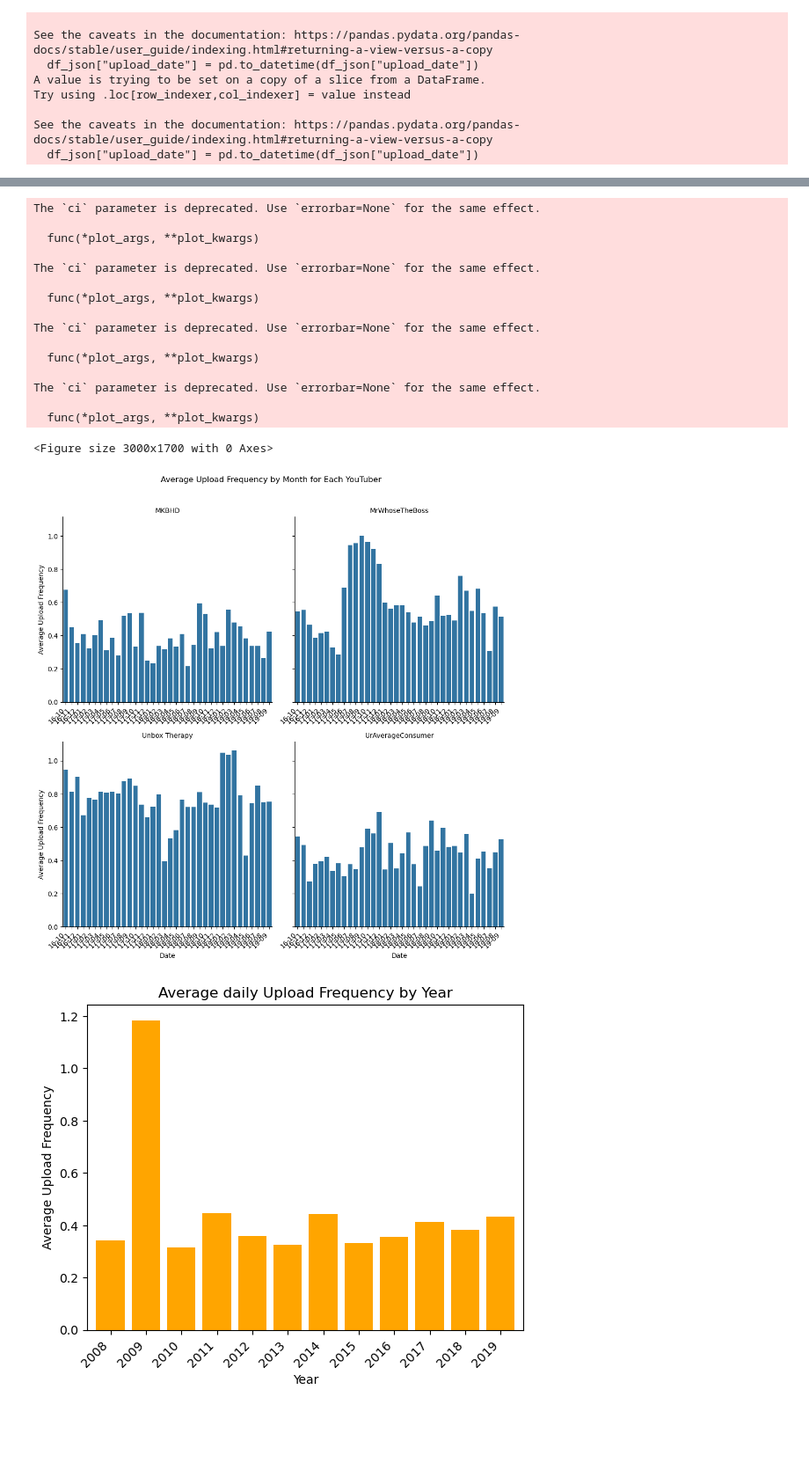
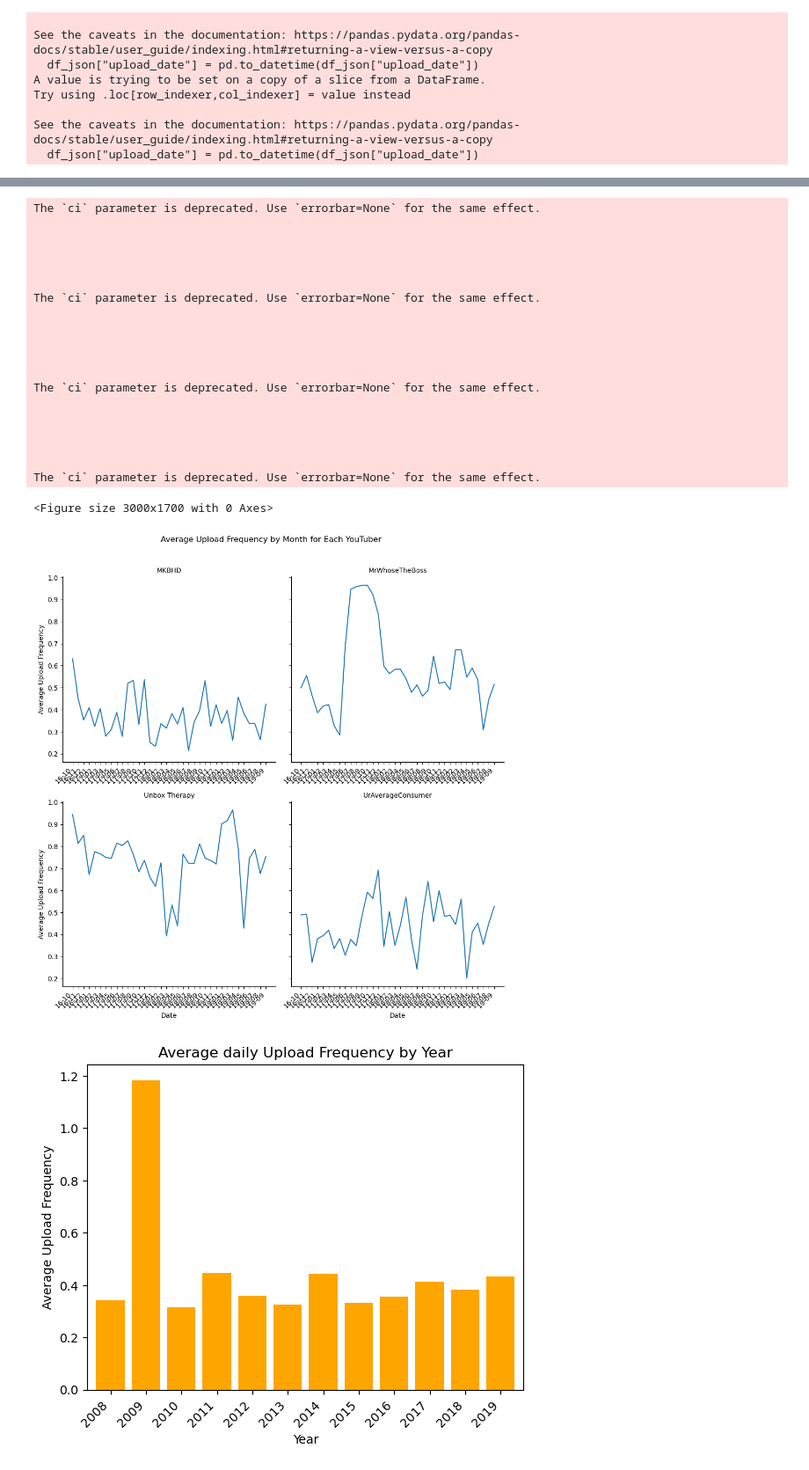
Before and after one commit to epfl-ada/ada-2023-project-datasquad2023, a Jupyter notebook: EDA_OTI.ipynb, the cells around one changed output, grey strips where cells are left out. Shown at 88% size. Saved outputs shown, nothing was run; the diff lists cells and outputs as text; code cells hidden in the pictures; blank space fills up the shorter version.

```diff
--- a/EDA_OTI.ipynb
+++ b/EDA_OTI.ipynb
@@ -326,31 +327 @@ See the caveats in the documentation: https://pandas.pydata.org/pandas-docs/stab
 [figure]
-# %%
-MKBHDVID['Youtuber'] = 'MKBHD'
-UnboxVID['Youtuber'] = 'Unbox Therapy'
-UrAvgConsumerVID['Youtuber'] = 'UrAverageConsumer'
-MrwhosethebossVID['Youtuber'] = 'MrWhoseTheBoss'
-
-
-# Concatenate the DataFrames into a single DataFrame
-combined_df = pd.concat([MKBHDVID, UnboxVID, UrAvgConsumerVID, MrwhosethebossVID])
-
-
-# Convert 'Year' and 'Month' to datetime format and create a new 'Date' column
-combined_df['Date'] = pd.to_datetime(combined_df[['Year', 'Month']].assign(DAY=1))
-
-# Format the 'Date' column as 'YY-MM'
-combined_df['FormattedDate'] = combined_df['Date'].dt.strftime('%y-%m')
-
-# Sort the DataFrame by the 'Date' column
-combined_df = combined_df.sort_values(by='Date')
-
-# Use seaborn to plot the bar chart
-plt.figure(figsize=(15, 6))
-sns.barplot(x='FormattedDate', y='Frequency', hue='Youtuber', data=combined_df, ci=None)
-
-plt.title('Average Upload Frequency by Month for Each YouTuber')
-plt.xlabel('Date')
-plt.xticks(rotation=45, ha='right')
-plt.ylabel('Average Upload Frequency')
-plt.legend(title='Youtuber')
-plt.show()
@@ -381,40 +333,44 @@ import matplotlib.pyplot as plt
 # Assuming you have four DataFrames: youtuber1_df, youtuber2_df, youtuber3_df, youtuber4_df
 
 # Add a 'Youtuber' column to each DataFrame
 
 
 
 # Set a wider figure size
 plt.figure(figsize=(30, 17))
 
 # Use seaborn to create a FacetGrid with one subplot for each Youtuber
 g = sns.FacetGrid(combined_df, col='Youtuber', col_wrap=2, height=5, margin_titles=True, sharex=False)
-g.map_dataframe(sns.barplot, x='FormattedDate', y='Frequency', ci=None)
+g.map_dataframe(sns.lineplot, x='FormattedDate', y='Frequency', ci=None)
 g.set_axis_labels('Date', 'Average Upload Frequency')
 g.set_titles(col_template="{col_name}")
 g.set_xticklabels(rotation=45, ha='right')
 
 plt.suptitle('Average Upload Frequency by Month for Each YouTuber', y=1.02)
 plt.tight_layout()
 plt.show()
 # %% [output]
 The `ci` parameter is deprecated. Use `errorbar=None` for the same effect.
 
-  func(*plot_args, **plot_kwargs)
+
+
+
 
 The `ci` parameter is deprecated. Use `errorbar=None` for the same effect.
 
-  func(*plot_args, **plot_kwargs)
+
+
+
 
 The `ci` parameter is deprecated. Use `errorbar=None` for the same effect.
 
-  func(*plot_args, **plot_kwargs)
+
+
+
 
 The `ci` parameter is deprecated. Use `errorbar=None` for the same effect.
-
-  func(*plot_args, **plot_kwargs)
 <Figure size 3000x1700 with 0 Axes>
-[figure, old version]
+[figure, new version]
 # %%
 #plot year and average_uploads_by_year as histogram
 average_uploads_by_year.plot(kind='bar', width=0.8, color='orange')
```
Also changed, not shown: parts of 10 cells of this notebook.
